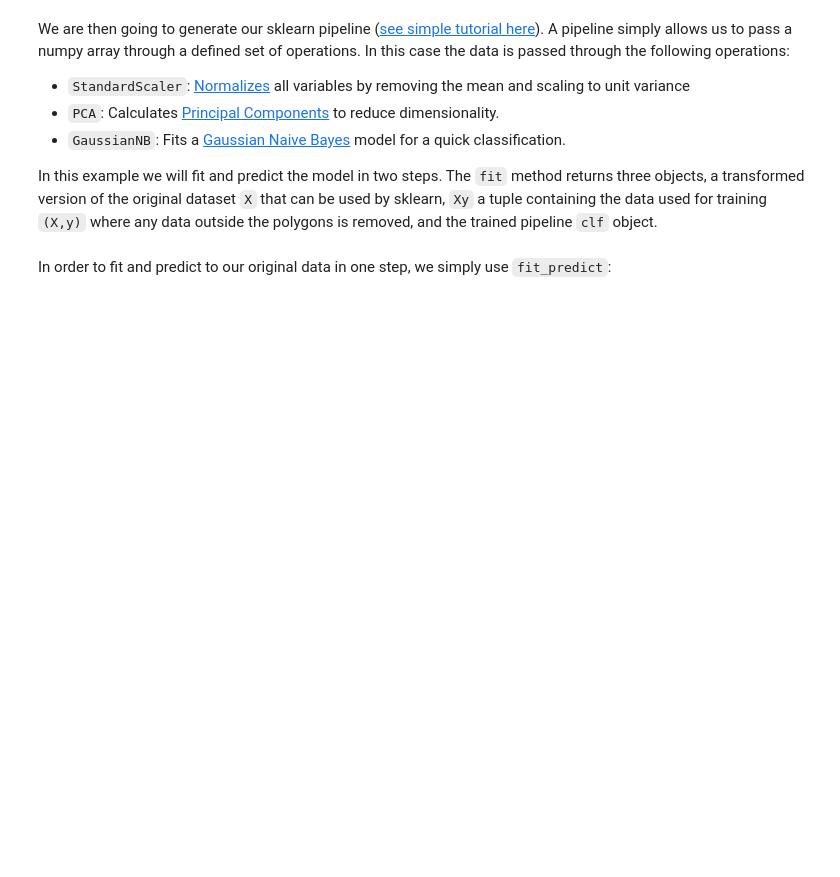
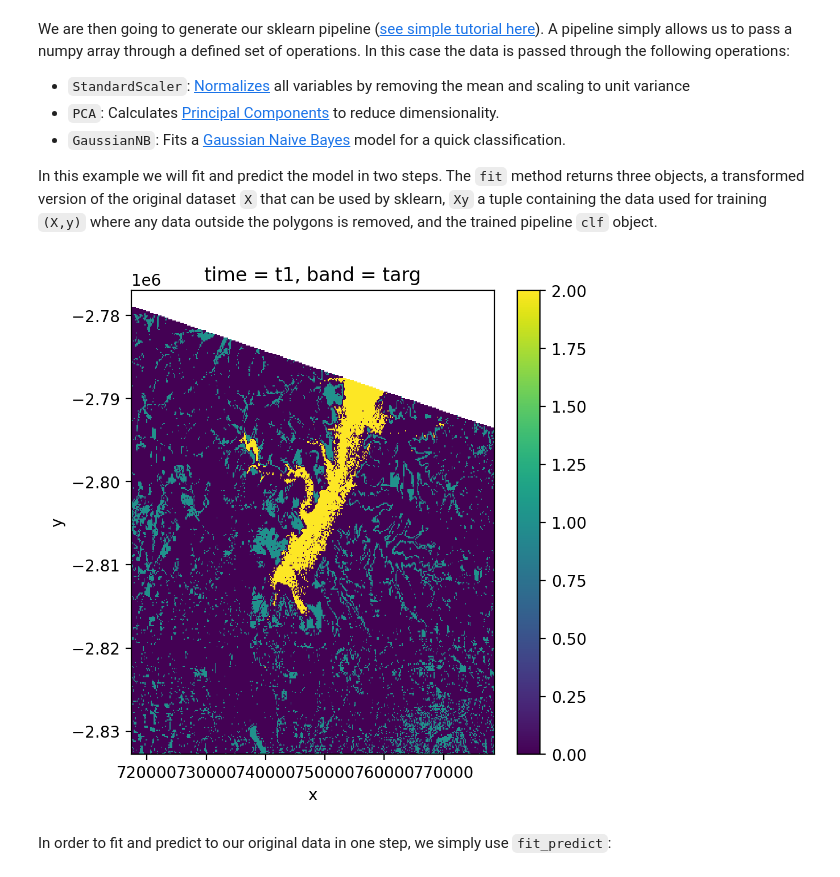
Before and after one commit to mmann1123/pyGIS, a Jupyter notebook: pygis/_build/html/_sources/docs/f_rs_ml_predict.ipynb, the cells around one changed output. Drawn from its saved outputs; the diff is of its cells as text; code cells hidden in the pictures; blank space fills up the shorter version.

```diff
--- a/pygis/_build/html/_sources/docs/f_rs_ml_predict.ipynb
+++ b/pygis/_build/html/_sources/docs/f_rs_ml_predict.ipynb
@@ -52,20 +59,22 @@ We are then going to generate our sklearn pipeline ([see simple tutorial here](h
 # %%
 import matplotlib.pyplot as plt
 
 # Use a data pipeline
 pl = Pipeline([ ('scaler', StandardScaler()),
                 ('pca', PCA()),
                 ('clf', GaussianNB())])
 
 fig, ax = plt.subplots(dpi=200,figsize=(5,5))
 
 # Fit the classifier
-with gw.config.update(ref_res=100):
+with gw.config.update(ref_res=150):
     with gw.open(l8_224078_20200518) as src:
         X, Xy, clf = fit(src, pl, labels, col="lc")
         y = predict(src, X, clf)
         y.plot(robust=True, ax=ax)
 plt.tight_layout(pad=1)
+# %% [output]
+[figure, added]
 # %% [markdown]
 In order to fit and predict to our original data in one step, we simply use `fit_predict`:
 # %%
```
Also changed, not shown: parts of 7 cells of this notebook, 22 other files.
